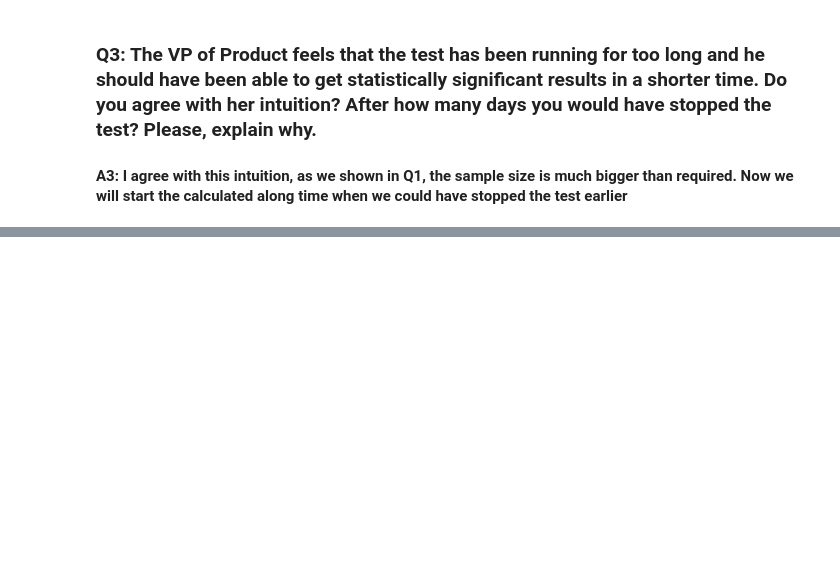
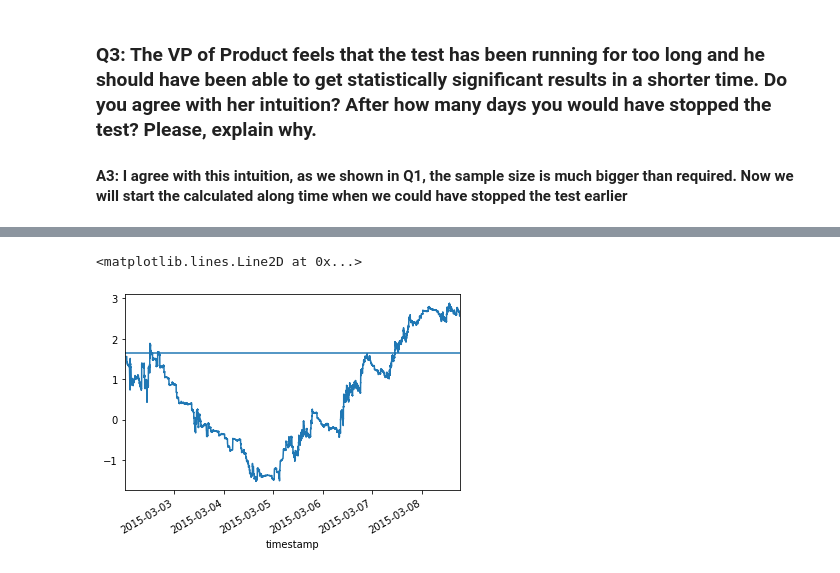
Before and after one commit to Shunling/Insight_HealthDataScience, a Jupyter notebook: DataChallenge1B/PricingTestDataChallenge.ipynb, the cells around one changed output, grey strips where cells are left out. Cells and saved outputs as stored; diff of their text form; code cells hidden in the pictures; blank space fills up the shorter version.

```diff
--- a/DataChallenge1B/PricingTestDataChallenge.ipynb
+++ b/DataChallenge1B/PricingTestDataChallenge.ipynb
@@ -562,5 +665,0 @@ dfc.head()
-# %%
-CRA = [] # control
-CRB = [] # test
-
-for i in range(df.shape[0]):
@@ -566,0 +694,14 @@ for i in range(df.shape[0]):
+# %%
+def zscore(data):
+
+    Nc = data['count_a']
+    Nt = data['count_b']
+    correct = 59/39
+    p_c = data['cum_ca']/Nc
+    p_t = data['cum_cb']/Nt*correct
+    z = cal_z(p_t,p_c,Nt,Nc)
+    print(z)
+    return z
+# %%
+dfs = dfn.ffill()
+dfs.head()
@@ -566,0 +716,9 @@ for i in range(df.shape[0]):
+# %%
+from tqdm import tqdm
+dfs['z_score'] = [zscore(dfs.iloc[i]) for i in range(dfs.shape[0])]
+# %%
+dfs['z_score'].plot()
+plt.axhline(Za)
+# %% [output]
+<matplotlib.lines.Line2D at 0x...>
+[figure, added]
```
Also changed, not shown: parts of 32 cells of this notebook.
